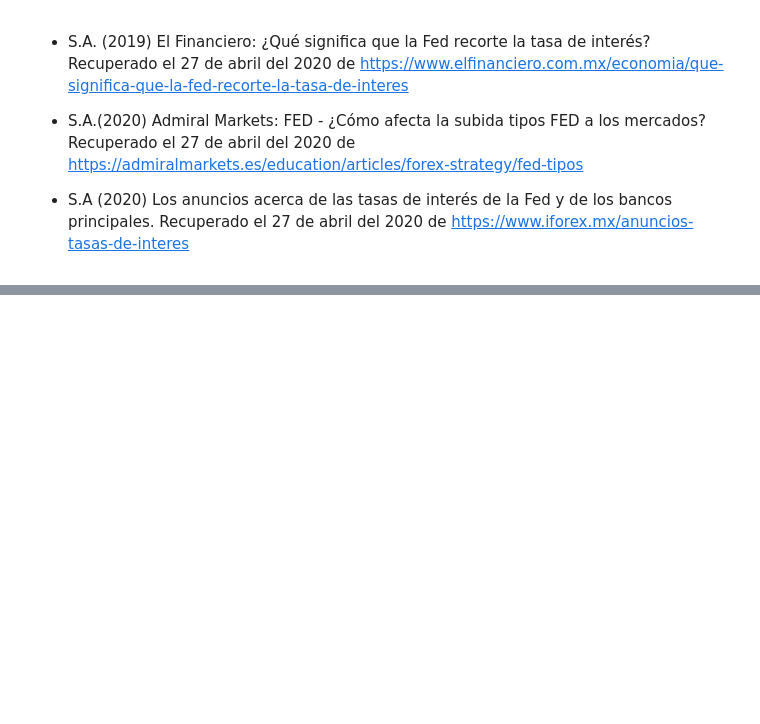
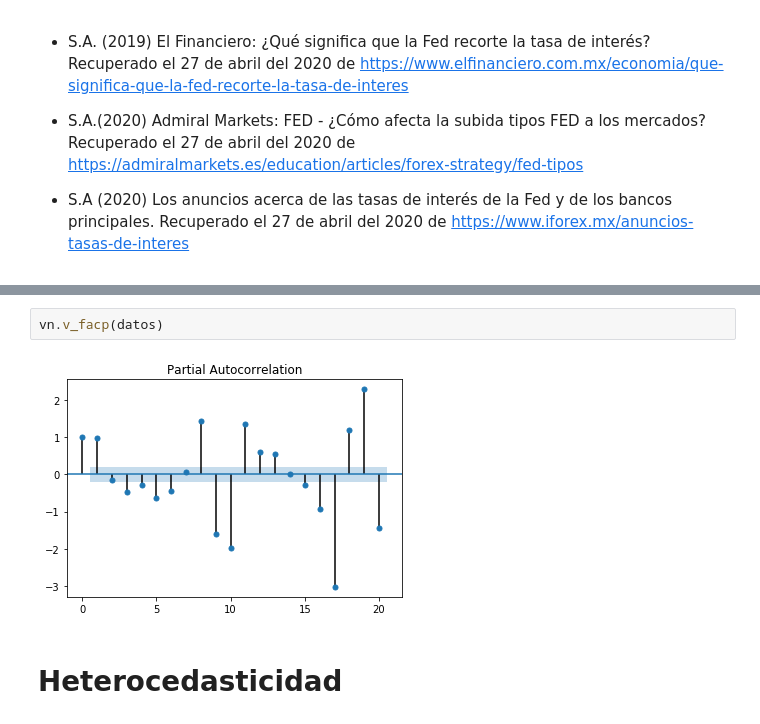
Before and after one commit to ferpinedot/ProyectoFinal_MST, a Jupyter notebook: Proyecto_equipo5.ipynb, the cells around one changed output, grey strips where cells are left out. Saved outputs shown, nothing was run; the diff lists cells and outputs as text; blank space fills up the shorter version.

```diff
--- a/Proyecto_equipo5.ipynb
+++ b/Proyecto_equipo5.ipynb
@@ -355,0 +474,6 @@ Con base en la información obtenida, es decir los resultados de la evaluación
+# %%
+vn.v_facp(datos)
+# %% [output]
+[figure, added]
+# %% [markdown]
+# Heterocedasticidad
```
Also changed, not shown: parts of 27 cells of this notebook.
